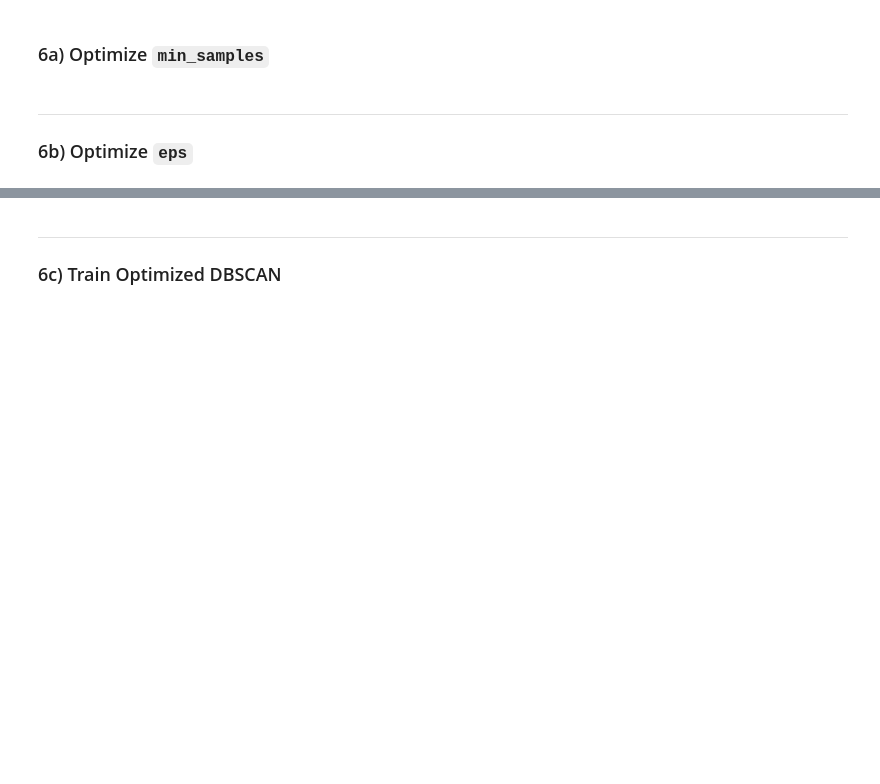
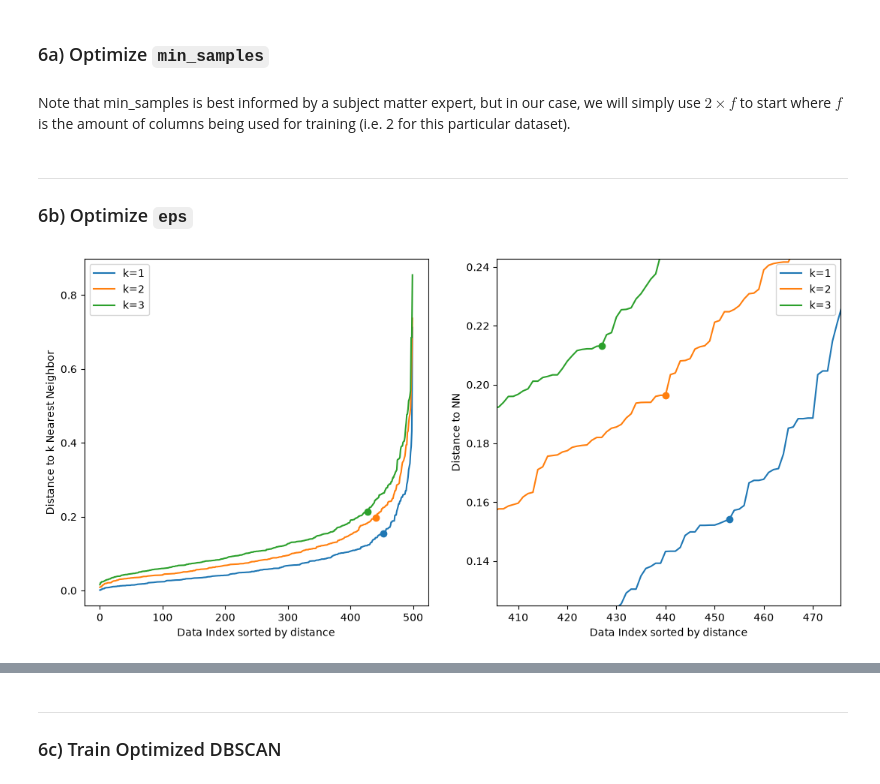
Before and after one commit to Jared-Wood135/DU-COMP4432-Machine-Learning, a Jupyter notebook: Assignments/5.ipynb, the cells around one changed output, grey strips where cells are left out. Cells and saved outputs as stored; diff of their text form; code cells hidden in the pictures; blank space fills up the shorter version.

```diff
--- a/Assignments/5.ipynb
+++ b/Assignments/5.ipynb
@@ -529,7 +530,62 @@ gm_scaled_optimized = GaussianMixture(n_components=4, random_state=411).fit(df_s
 </div>
 # %% [markdown]
 ### 6a) Optimize `min_samples`
+# %% [markdown]
+Note that min_samples is best informed by a subject matter expert, but in our case, we will simply use $2\times f$ to start where $f$ is the amount of columns being used for training (i.e. 2 for this particular dataset).
+# %%
+# Default min_samples is 4 (2x2)
+neighborhood_size = 4
 # %% [markdown]
 ---
 
 ### 6b) Optimize `eps`
+# %%
+nbrs = NearestNeighbors(n_neighbors= neighborhood_size).fit(df_scaled)
+distances, indices = nbrs.kneighbors(df_scaled)
+
+opt_esp_minpts = np.empty((0, 3))
+fig, (ax0, ax1) = plt.subplots(nrows= 1, ncols= 2, figsize= (13, 6))
+for k in np.arange(1, neighborhood_size):
+
+    ## Calculate distance to kth nearest neighbor (knn)
+    knn_distances = np.sort(distances[:, k])
+
+    ## Scale knn to [0, 1]
+    scaled_knn_dists = (knn_distances - knn_distances.min()) / (knn_distances.max() - knn_distances.min())
+
+    ## Scale indices to [0, 1]
+    scaled_idx = np.linspace(start= 0, stop= 1, num= int(scaled_knn_dists.shape[0]))
+
+    knn_coords = np.concatenate([scaled_idx, scaled_knn_dists]).reshape(2, -1).T
+    line_coords = np.concatenate([scaled_idx, scaled_idx]).reshape(2, -1).T
+
+    line_to_knn_dists = cdist(XA = knn_coords, XB= line_coords)
+    idx_opt = line_to_knn_dists.min(axis= 1).argmax()
+
+    opt_esp_minpts = np.vstack([opt_esp_minpts, np.array([k, idx_opt, knn_distances[idx_opt]])])
+
+    ax0.plot(knn_distances, label= f'k={k}')
+    ax0.scatter(x= idx_opt, y= knn_distances[idx_opt])
+
+    ax1.plot(knn_distances, label= f'k={k}')
+    ax1.scatter(x= idx_opt, y= knn_distances[idx_opt])
+
+
+eps_delta = opt_esp_minpts[:, 2].max() - opt_esp_minpts[:, 2].min()
+
+ax0.legend()
+ax0.set_xlabel('Data Index sorted by distance')
+ax0.set_ylabel('Distance to k Nearest Neighbor')
+
+ax1.set_xlim([opt_esp_minpts[:, 1].min()*0.95,
+              opt_esp_minpts[:, 1].max()*1.05])
+
+ax1.set_ylim([opt_esp_minpts[:, 2].min() - 0.5*eps_delta,
+              opt_esp_minpts[:, 2].max() + 0.5*eps_delta])
+ax1.legend()
+ax1.set_xlabel('Data Index sorted by distance')
+ax1.set_ylabel('Distance to NN')
+
+plt.show()
+# %% [output]
+[figure, added]
```
Also changed, not shown: parts of 6 cells of this notebook.
